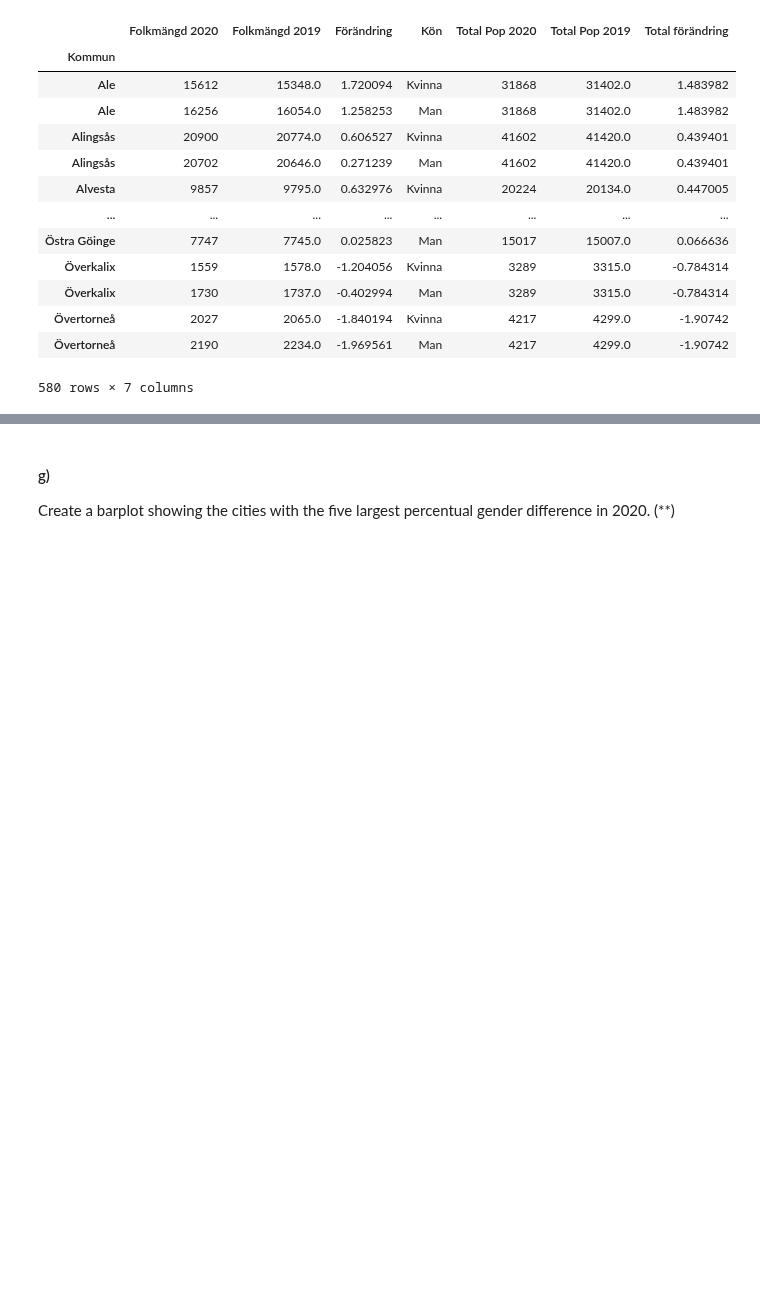
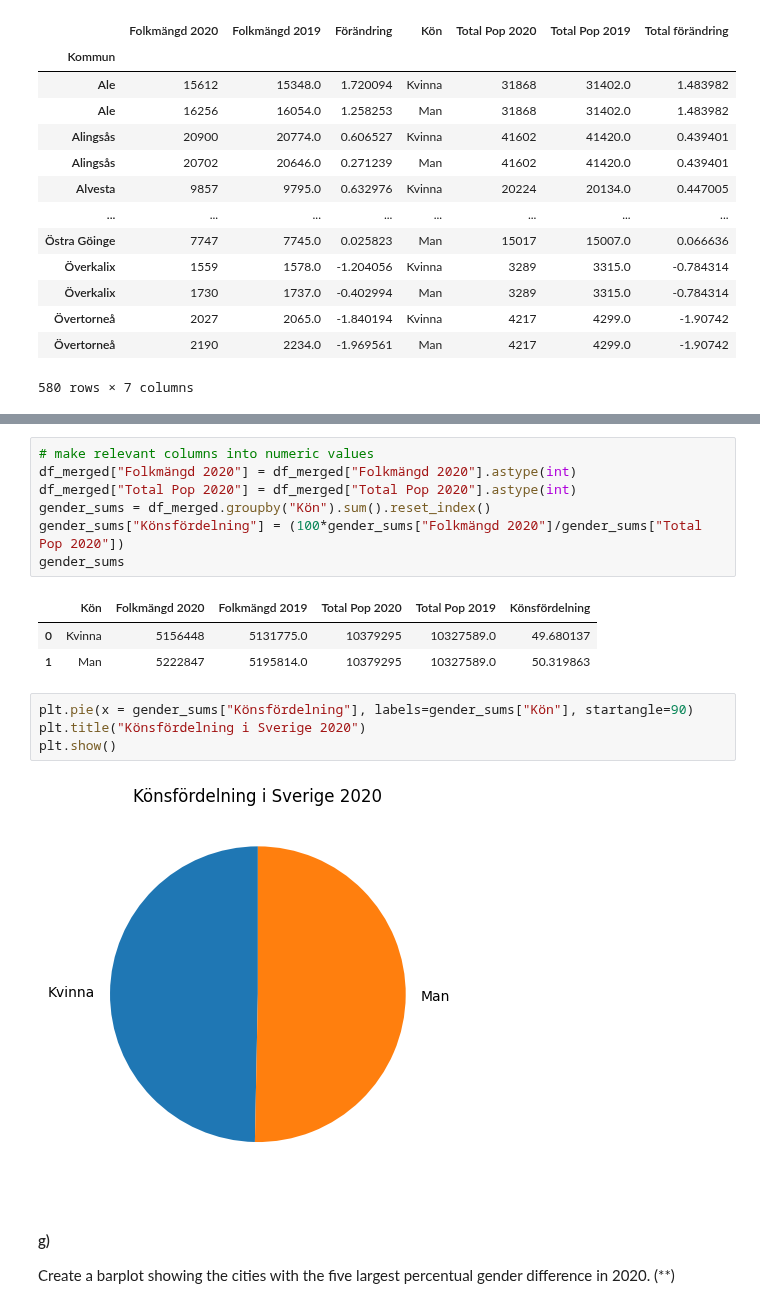
Before and after one commit to DorotaBjoorn/Databehandling-Dorota-Bjoorn, a Jupyter notebook: Excercises/Ex00_pandas_basics.ipynb, the cells around one changed output, grey strips where cells are left out. Drawn from its saved outputs; the diff is of its cells as text; blank space fills up the shorter version.

```diff
--- a/Excercises/Ex00_pandas_basics.ipynb
+++ b/Excercises/Ex00_pandas_basics.ipynb
@@ -486,3 +470,20 @@ gender_sums
+# %%
+# make relevant columns into numeric values
+df_merged["Folkmängd 2020"] = df_merged["Folkmängd 2020"].astype(int)
+df_merged["Total Pop 2020"] = df_merged["Total Pop 2020"].astype(int)
+gender_sums = df_merged.groupby("Kön").sum().reset_index()
+gender_sums["Könsfördelning"] = (100*gender_sums["Folkmängd 2020"]/gender_sums["Total Pop 2020"])
+gender_sums
+# %% [output]
+|  | Kön | Folkmängd 2020 | Folkmängd 2019 | Total Pop 2020 | Total Pop 2019 | Könsfördelning |
+| 0 | Kvinna | 5156448 | 5131775.0 | 10379295 | 10327589.0 | 49.680137 |
+| 1 | Man | 5222847 | 5195814.0 | 10379295 | 10327589.0 | 50.319863 |
+# %%
+plt.pie(x = gender_sums["Könsfördelning"], labels=gender_sums["Kön"], startangle=90)
+plt.title("Könsfördelning i Sverige 2020")
+plt.show()
+# %% [output]
+[figure, added]
 # %% [markdown]
 #### g)
 Create a barplot showing the cities with the five largest percentual gender difference in 2020. (**)
```
Also changed, not shown: parts of 4 cells of this notebook.
